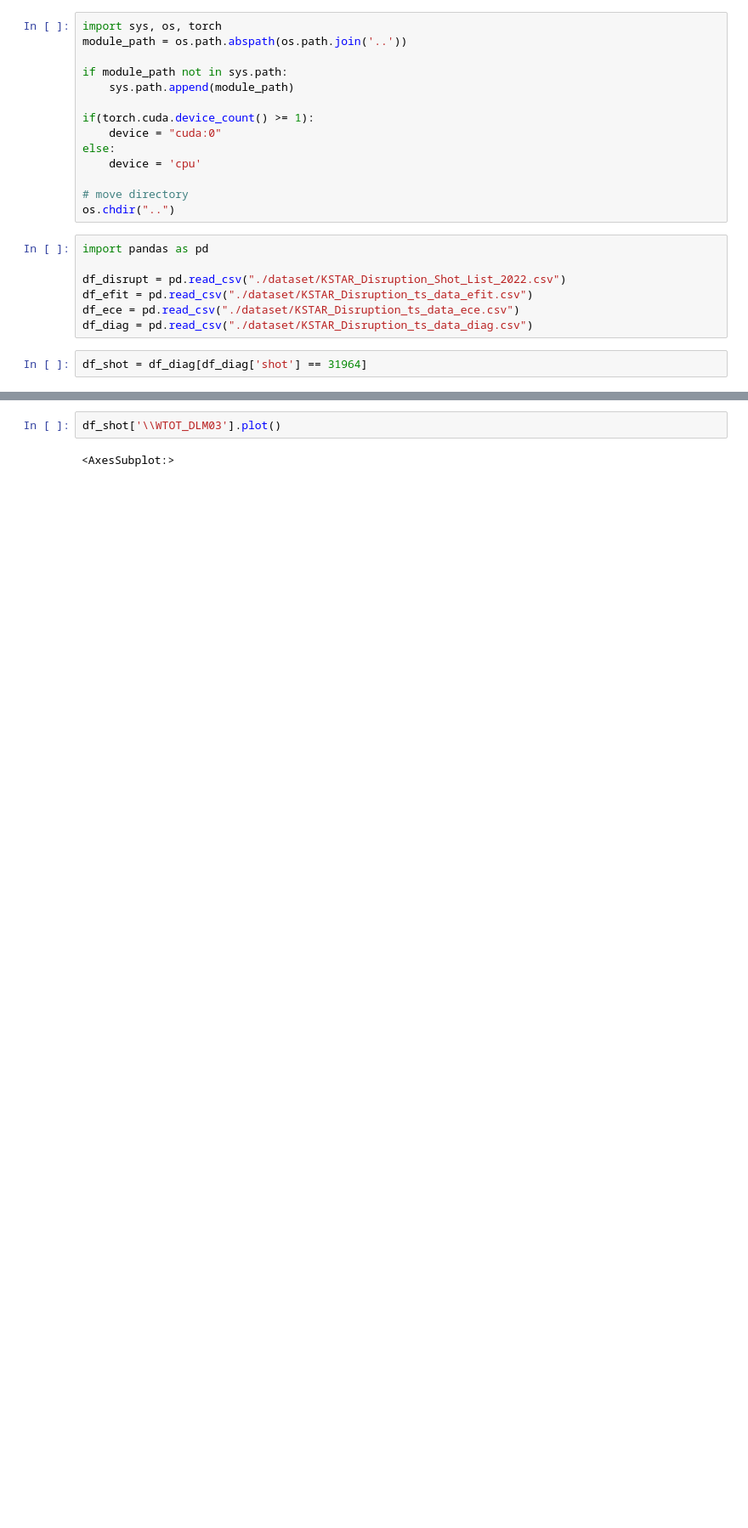
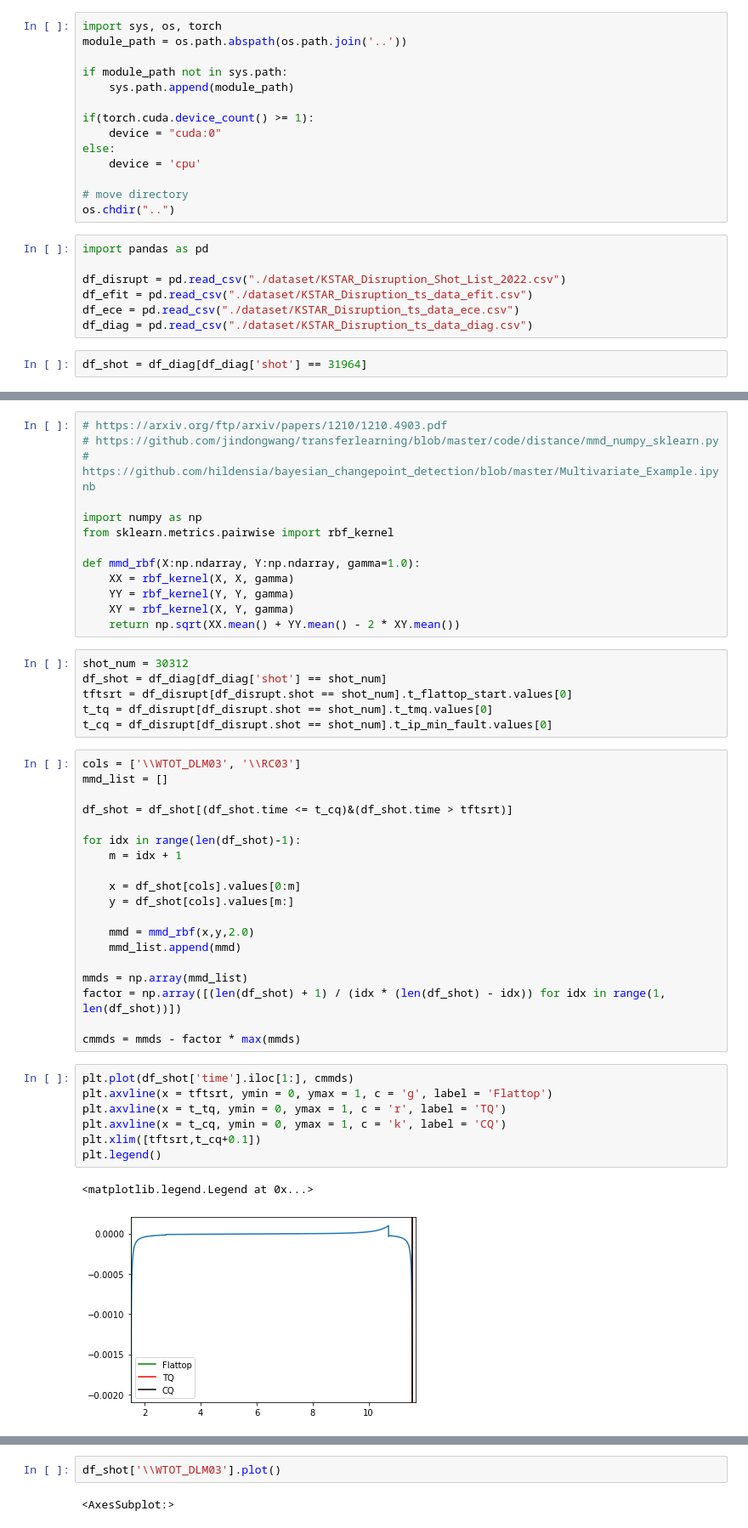
Before and after one commit to ZINZINBIN/Bayesian-Disruption-Prediction, a Jupyter notebook: analysis/analysis_dataset.ipynb, the cells around one changed output, grey strips where cells are left out. Shown at 85% size. Saved outputs shown, nothing was run; the diff lists cells and outputs as text; blank space fills up the shorter version.

```diff
--- a/analysis/analysis_dataset.ipynb
+++ b/analysis/analysis_dataset.ipynb
@@ -23,0 +33,48 @@ df_shot = df_diag[df_diag['shot'] == 31964]
+# %%
+# https://arxiv.org/ftp/arxiv/papers/1210/1210.4903.pdf
+# https://github.com/jindongwang/transferlearning/blob/master/code/distance/mmd_numpy_sklearn.py
+# https://github.com/hildensia/bayesian_changepoint_detection/blob/master/Multivariate_Example.ipynb
+
+import numpy as np
+from sklearn.metrics.pairwise import rbf_kernel
+
+def mmd_rbf(X:np.ndarray, Y:np.ndarray, gamma=1.0):
+    XX = rbf_kernel(X, X, gamma)
+    YY = rbf_kernel(Y, Y, gamma)
+    XY = rbf_kernel(X, Y, gamma)
+    return np.sqrt(XX.mean() + YY.mean() - 2 * XY.mean())
+# %%
+shot_num = 30312
+df_shot = df_diag[df_diag['shot'] == shot_num]
+tftsrt = df_disrupt[df_disrupt.shot == shot_num].t_flattop_start.values[0]
+t_tq = df_disrupt[df_disrupt.shot == shot_num].t_tmq.values[0]
+t_cq = df_disrupt[df_disrupt.shot == shot_num].t_ip_min_fault.values[0]
+# %%
+cols = ['\\WTOT_DLM03', '\\RC03']
+mmd_list = []
+
+df_shot = df_shot[(df_shot.time <= t_cq)&(df_shot.time > tftsrt)]
+
+for idx in range(len(df_shot)-1):
+    m = idx + 1
+
+    x = df_shot[cols].values[0:m]
+    y = df_shot[cols].values[m:]
+
+    mmd = mmd_rbf(x,y,2.0)
+    mmd_list.append(mmd)
+
+mmds = np.array(mmd_list)
+factor = np.array([(len(df_shot) + 1) / (idx * (len(df_shot) - idx)) for idx in range(1, len(df_shot))])
+
+cmmds = mmds - factor * max(mmds)
+# %%
+plt.plot(df_shot['time'].iloc[1:], cmmds)
+plt.axvline(x = tftsrt, ymin = 0, ymax = 1, c = 'g', label = 'Flattop')
+plt.axvline(x = t_tq, ymin = 0, ymax = 1, c = 'r', label = 'TQ')
+plt.axvline(x = t_cq, ymin = 0, ymax = 1, c = 'k', label = 'CQ')
+plt.xlim([tftsrt,t_cq+0.1])
+plt.legend()
+# %% [output]
+<matplotlib.legend.Legend at 0x...>
+[figure, added]
```
Also changed, not shown: parts of 7 cells of this notebook, 12 other files.
